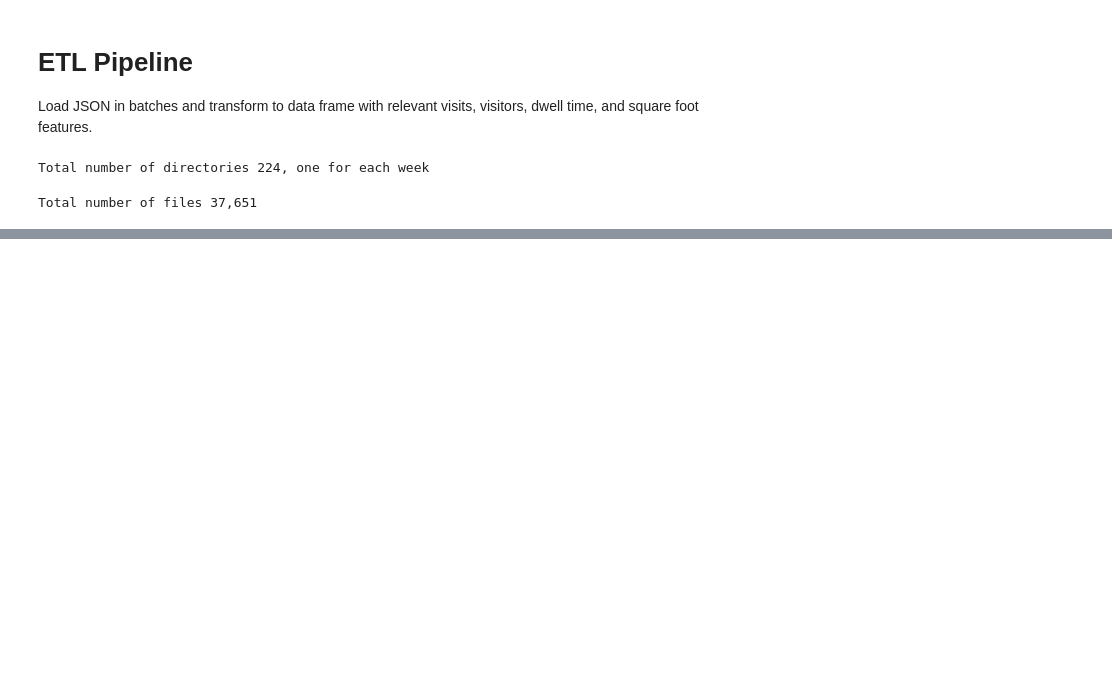
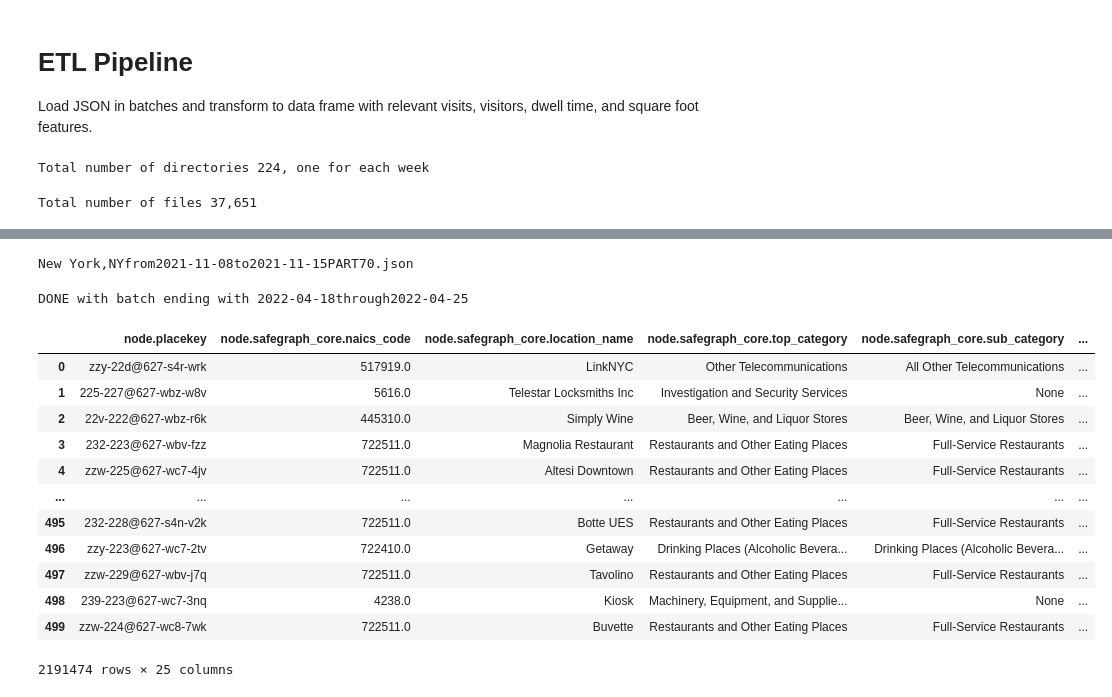
Before and after one commit to hwunrow/behavioral-safegraph, a Jupyter notebook: src/etl/colab_safegraph_eda.ipynb, the cells around one changed output, grey strips where cells are left out. Drawn from its saved outputs; the diff is of its cells as text; code cells hidden in the pictures; blank space fills up the shorter version.

```diff
--- a/src/etl/colab_safegraph_eda.ipynb
+++ b/src/etl/colab_safegraph_eda.ipynb
@@ -31,2 +24,6 @@ a = json.load(f)
+# %%
+example_path = r'/content/drive/MyDrive/Research/Safegraph/data/2018-01-01through2018-01-08/New York,NYfrom2018-01-01to2018-01-08PART1.json'
+f = open(example_path)
+a = json.load(f)
 # %%
 example_df = pd.json_normalize(a['data']['search']['places']['results']['edges'])
@@ -206,7 +228,7 @@ unique_naics_sum_df = weekly_df.groupby('node.safegraph_core.naics_code').sum()
 # ETL Pipeline
 Load JSON in batches and transform to data frame with relevant visits, visitors, dwell time, and square foot features.
 # %%
-root = r'/content/drive/MyDrive/Research/Safegraph/NYC/'
+root = r'/content/drive/MyDrive/Research/Safegraph/data/'
 # root = r'/c/Users/hyone/Google Drive (nhw2114@columbia.edu)/Research/Safegraph/'
 out_dir = r'/content/drive/MyDrive/Research/Safegraph/scratch/20221205/'
 
@@ -215,6 +237,8 @@ week_dirs = os.listdir(root)
 print(f"Total number of directories {len(week_dirs):,}, one for each week")
 # %% [output]
 Total number of directories 224, one for each week
+# %%
+week_dirs.sort()
 # %%
 count = 0
 
@@ -971,2 +488,18 @@ New York,NYfrom2018-08-27to2018-09-03PART160.json
 # %%
-# transform_dataframe(batch_list[8])
+transform_dataframe(batch_list[8])
+# %% [output]
+New York,NYfrom2021-11-08to2021-11-15PART70.json
+DONE with batch ending with 2022-04-18through2022-04-25
+|  | node.placekey | node.safegraph_core.naics_code | node.safegraph_core.location_name | node.safegraph_core.top_category | node.safegraph_core.sub_category | ... |
+| 0 | zzy-22d@627-s4r-wrk | 517919.0 | LinkNYC | Other Telecommunications | All Other Telecommunications | ... |
+| 1 | 225-227@627-wbz-w8v | 5616.0 | Telestar Locksmiths Inc | Investigation and Security Services | None | ... |
+| 2 | 22v-222@627-wbz-r6k | 445310.0 | Simply Wine | Beer, Wine, and Liquor Stores | Beer, Wine, and Liquor Stores | ... |
+| 3 | 232-223@627-wbv-fzz | 722511.0 | Magnolia Restaurant | Restaurants and Other Eating Places | Full-Service Restaurants | ... |
+| 4 | zzw-225@627-wc7-4jv | 722511.0 | Altesi Downtown | Restaurants and Other Eating Places | Full-Service Restaurants | ... |
+| ... | ... | ... | ... | ... | ... | ... |
+| 495 | 232-228@627-s4n-v2k | 722511.0 | Botte UES | Restaurants and Other Eating Places | Full-Service Restaurants | ... |
+| 496 | zzy-223@627-wc7-2tv | 722410.0 | Getaway | Drinking Places (Alcoholic Bevera... | Drinking Places (Alcoholic Bevera... | ... |
+| 497 | zzw-229@627-wbv-j7q | 722511.0 | Tavolino | Restaurants and Other Eating Places | Full-Service Restaurants | ... |
+| 498 | 239-223@627-wc7-3nq | 4238.0 | Kiosk | Machinery, Equipment, and Supplie... | None | ... |
+| 499 | zzw-224@627-wc8-7wk | 722511.0 | Buvette | Restaurants and Other Eating Places | Full-Service Restaurants | ... |
+2191474 rows × 25 columns
```
Also changed, not shown: parts of 27 cells of this notebook, 4 other files.
